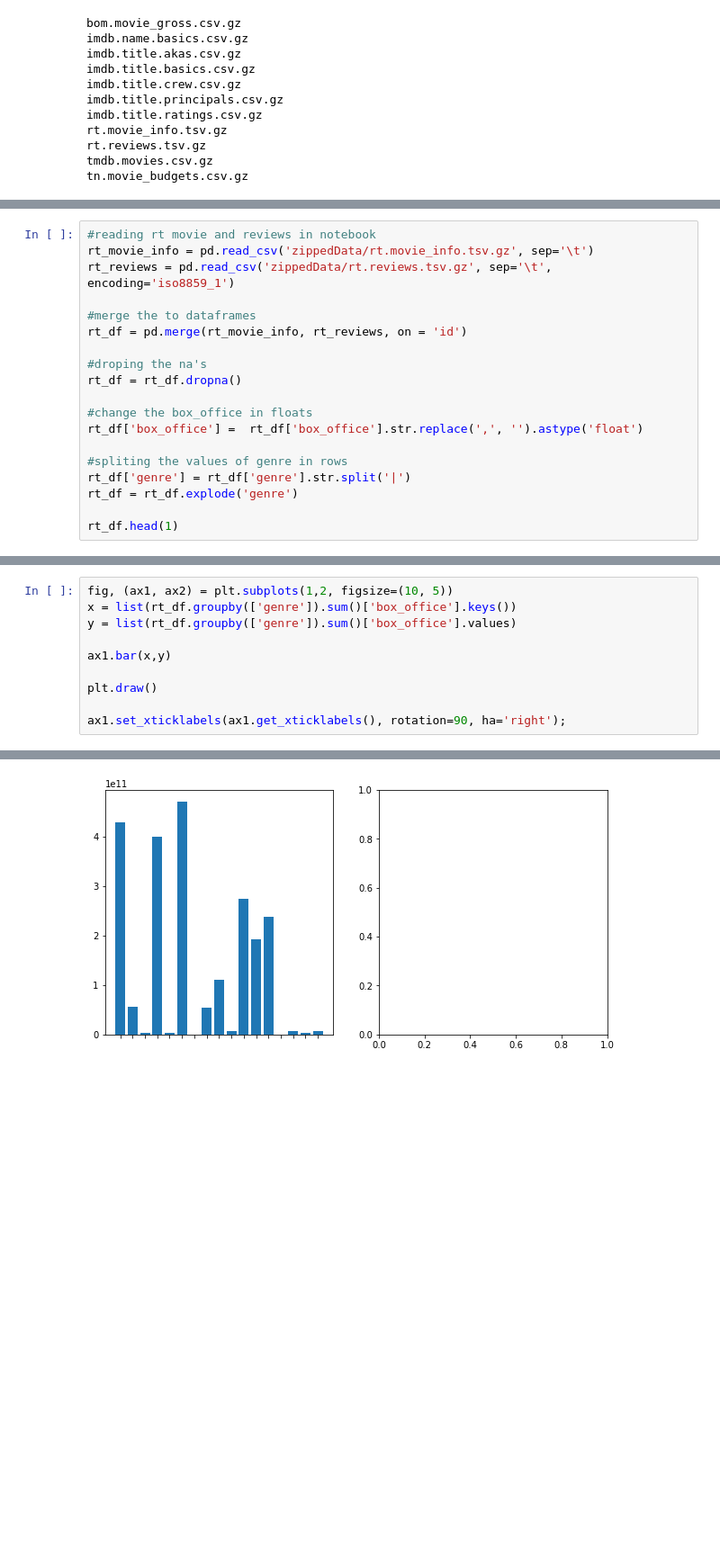
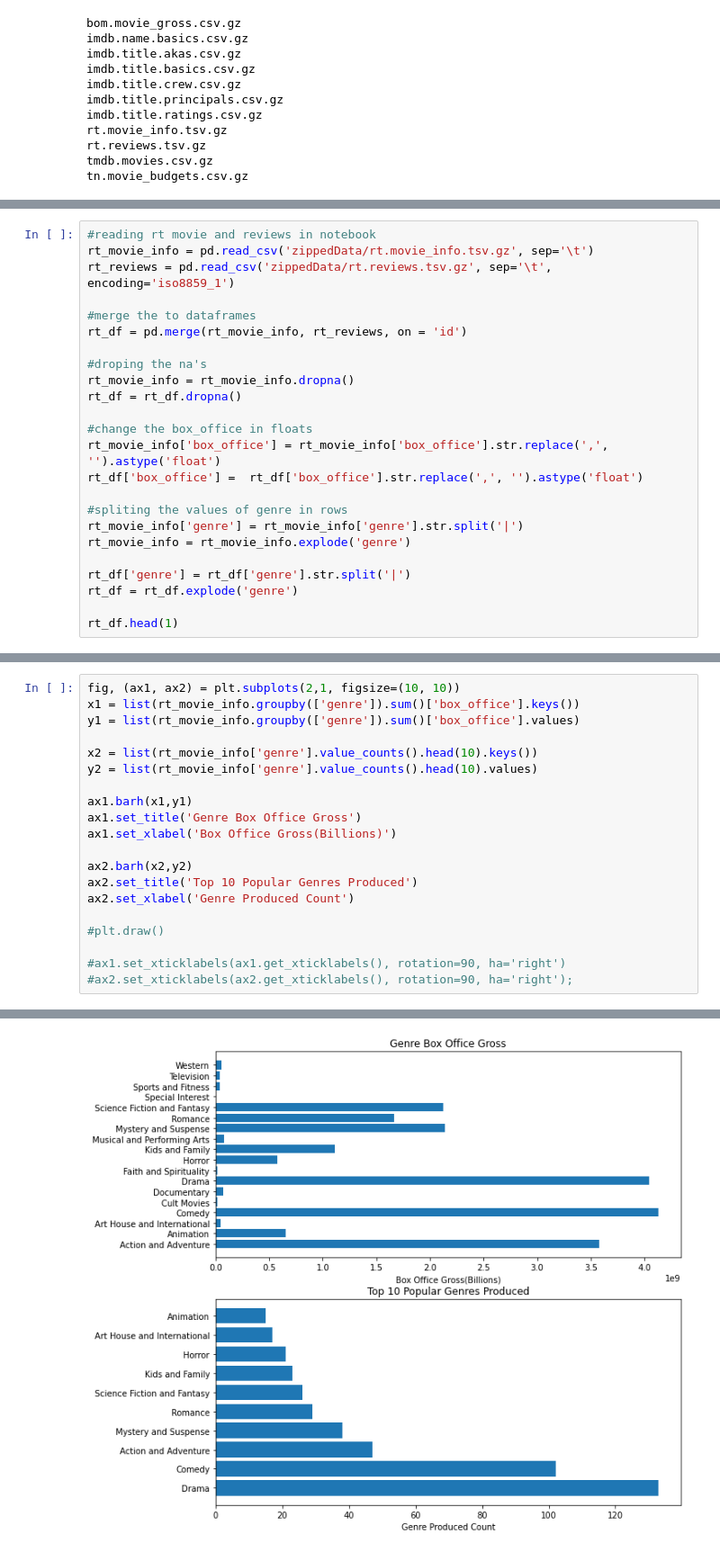
Before and after one commit to learn-co-curriculum/dsc-phase-1-project, a Jupyter notebook: student.ipynb, the cells around one changed output, grey strips where cells are left out. Shown at 90% size. Cells and saved outputs as stored; diff of their text form; blank space fills up the shorter version.

Commit message:
bar chart for genre top 10 gross ww

```diff
--- a/student.ipynb
+++ b/student.ipynb
@@ -39,12 +39,17 @@ rt_reviews = pd.read_csv('zippedData/rt.reviews.tsv.gz', sep='\t', encoding='iso
 rt_df = pd.merge(rt_movie_info, rt_reviews, on = 'id')
 
 #droping the na's
+rt_movie_info = rt_movie_info.dropna()
 rt_df = rt_df.dropna()
 
 #change the box_office in floats
+rt_movie_info['box_office'] = rt_movie_info['box_office'].str.replace(',', '').astype('float')
 rt_df['box_office'] =  rt_df['box_office'].str.replace(',', '').astype('float')
 
 #spliting the values of genre in rows
+rt_movie_info['genre'] = rt_movie_info['genre'].str.split('|')
+rt_movie_info = rt_movie_info.explode('genre')
+
 rt_df['genre'] = rt_df['genre'].str.split('|')
 rt_df = rt_df.explode('genre')
 
@@ -55,11 +64,21 @@ rt_df.head(1)
 # %%
-fig, (ax1, ax2) = plt.subplots(1,2, figsize=(10, 5))
-x = list(rt_df.groupby(['genre']).sum()['box_office'].keys())
-y = list(rt_df.groupby(['genre']).sum()['box_office'].values)
+fig, (ax1, ax2) = plt.subplots(2,1, figsize=(10, 10))
+x1 = list(rt_movie_info.groupby(['genre']).sum()['box_office'].keys())
+y1 = list(rt_movie_info.groupby(['genre']).sum()['box_office'].values)
 
-ax1.bar(x,y)
+x2 = list(rt_movie_info['genre'].value_counts().head(10).keys())
+y2 = list(rt_movie_info['genre'].value_counts().head(10).values)
 
-plt.draw()
+ax1.barh(x1,y1)
+ax1.set_title('Genre Box Office Gross')
+ax1.set_xlabel('Box Office Gross(Billions)')
 
-ax1.set_xticklabels(ax1.get_xticklabels(), rotation=90, ha='right');
+ax2.barh(x2,y2)
+ax2.set_title('Top 10 Popular Genres Produced')
+ax2.set_xlabel('Genre Produced Count')
+
+#plt.draw()
+
+#ax1.set_xticklabels(ax1.get_xticklabels(), rotation=90, ha='right')
+#ax2.set_xticklabels(ax2.get_xticklabels(), rotation=90, ha='right');
 # %% [output]
@@ -66 +86 @@ ax1.set_xticklabels(ax1.get_xticklabels(), rotation=90, ha='right');
-[figure, old version]
+[figure, new version]
```
Also changed, not shown: parts of 21 cells of this notebook.
